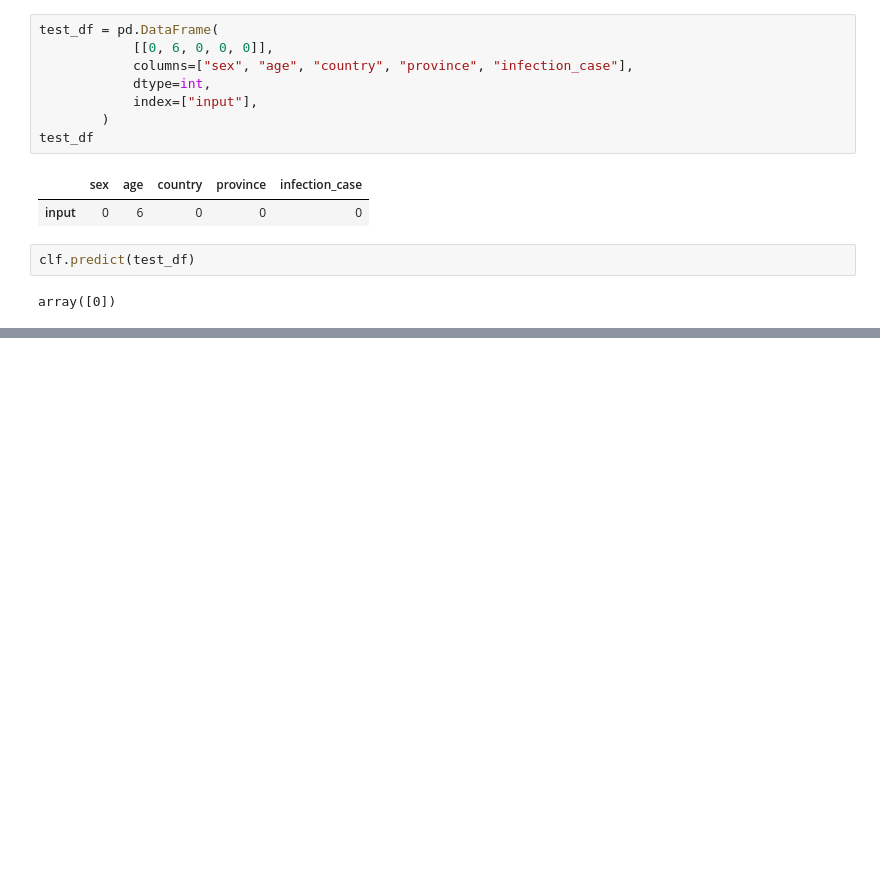
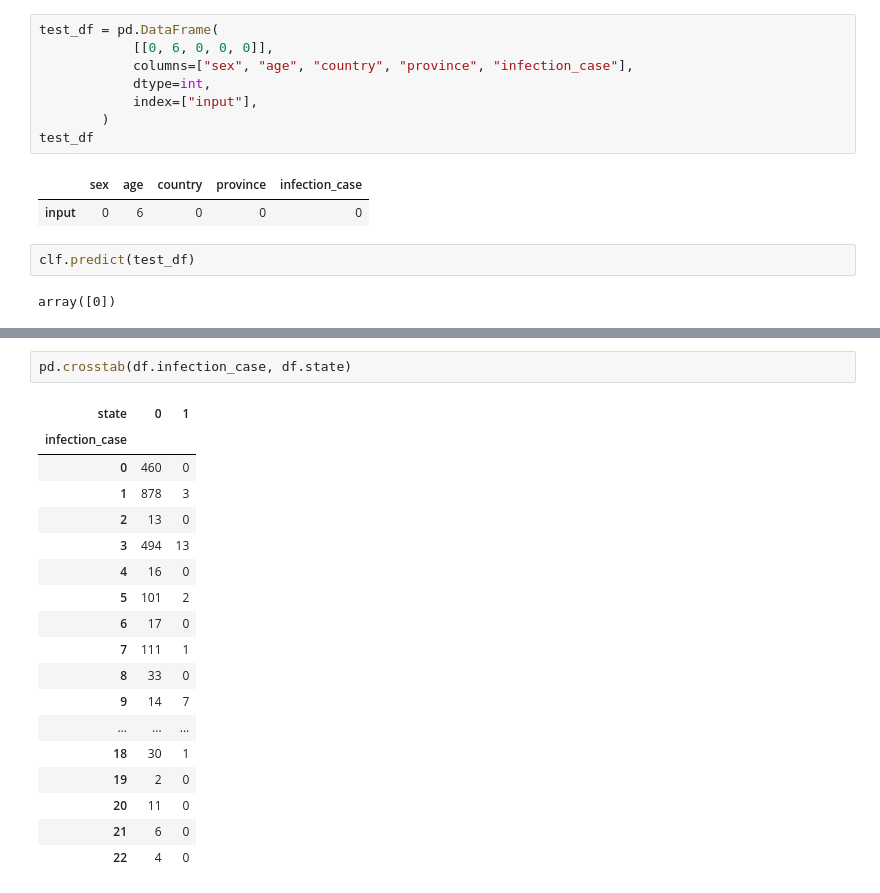
Before and after one commit to eunicode/ml-ds-covid, a Jupyter notebook: covid-19-fatality-prediction.ipynb, the cells around one changed output, grey strips where cells are left out. Drawn from its saved outputs; the diff is of its cells as text; blank space fills up the shorter version.

```diff
--- a/covid-19-fatality-prediction.ipynb
+++ b/covid-19-fatality-prediction.ipynb
@@ -1297,0 +1318,21 @@ array([0])
+# %%
+pd.crosstab(df.infection_case, df.state)
+# %% [output]
+| state | 0 | 1 |
+| infection_case |  |  |
+| 0 | 460 | 0 |
+| 1 | 878 | 3 |
+| 2 | 13 | 0 |
+| 3 | 494 | 13 |
+| 4 | 16 | 0 |
+| 5 | 101 | 2 |
+| 6 | 17 | 0 |
+| 7 | 111 | 1 |
+| 8 | 33 | 0 |
+| 9 | 14 | 7 |
+| ... | ... | ... |
+| 18 | 30 | 1 |
+| 19 | 2 | 0 |
+| 20 | 11 | 0 |
+| 21 | 6 | 0 |
+| 22 | 4 | 0 |
```
Also changed, not shown: parts of 3 cells of this notebook, 19 other files.
